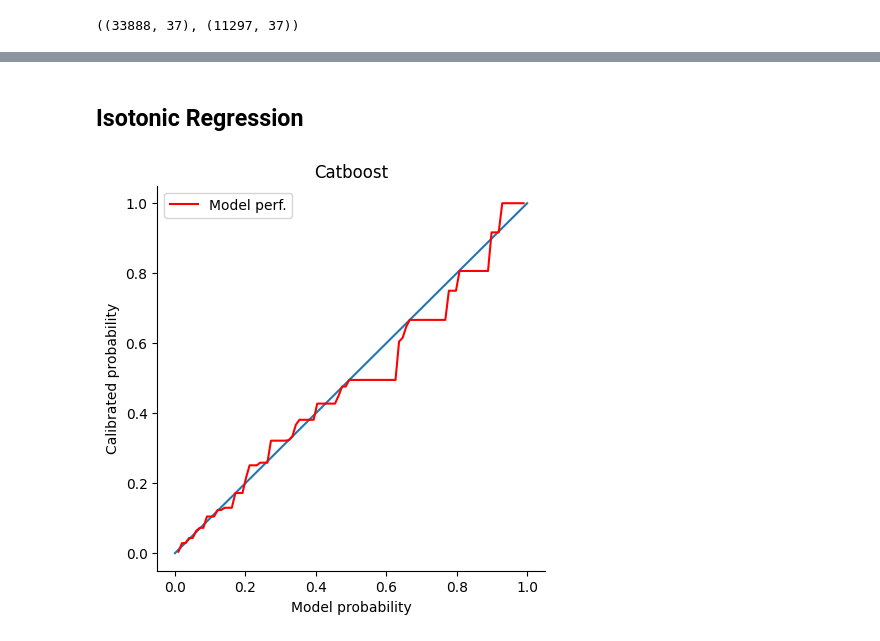
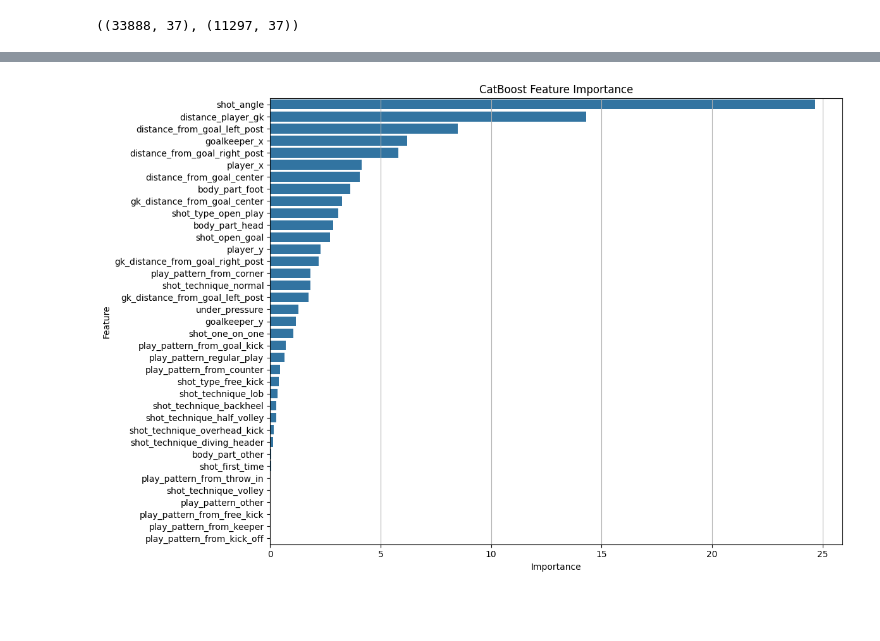
Before and after one commit to kaspar-soukup/expected_goals, a Jupyter notebook: Expected-Goals/notebooks/Catboost Model.ipynb, the cells around one changed output, grey strips where cells are left out. Drawn from its saved outputs; the diff is of its cells as text; code cells hidden in the pictures; blank space fills up the shorter version.

```diff
--- a/Expected-Goals/notebooks/Catboost Model.ipynb
+++ b/Expected-Goals/notebooks/Catboost Model.ipynb
@@ -257,23 +255,18 @@ plt.show()
-# %% [markdown]
-## Isotonic Regression
-# %%
-i_r = sk_i.IsotonicRegression().fit(evaluation["pred_prob"], evaluation["outcome"])
-
-model_probs = np.linspace(0, 1, num=100)
-
-calibrated_probs = i_r.predict(model_probs)
-
-plt.figure(figsize=(5, 5))
-plt.plot([0, 1], [0, 1])
-
-plt.plot(model_probs, calibrated_probs, color='red', label = "Model perf.")
-
-plt.legend()
-
-plt.title("Catboost")
-plt.xlabel('Model probability')
-plt.ylabel('Calibrated probability')
-
-sns.despine()
-# %% [output]
-[figure, removed]
+# %%
+import seaborn as sns
+feature_importances = best_model.get_feature_importance()
+feature_names = X_train_scaled.columns
+
+importance_df = pd.DataFrame({'Feature': feature_names, 'Importance': feature_importances})
+importance_df = importance_df.sort_values(by='Importance', ascending=False)
+
+plt.figure(figsize=(12, 8))
+sns.barplot(x='Importance', y='Feature', data=importance_df)
+plt.title('CatBoost Feature Importance')
+plt.xlabel('Importance')
+plt.ylabel('Feature')
+plt.grid(axis='x')
+plt.tight_layout()
+plt.show()
+# %% [output]
+[figure, added]
```
Also changed, not shown: parts of 20 cells of this notebook.
